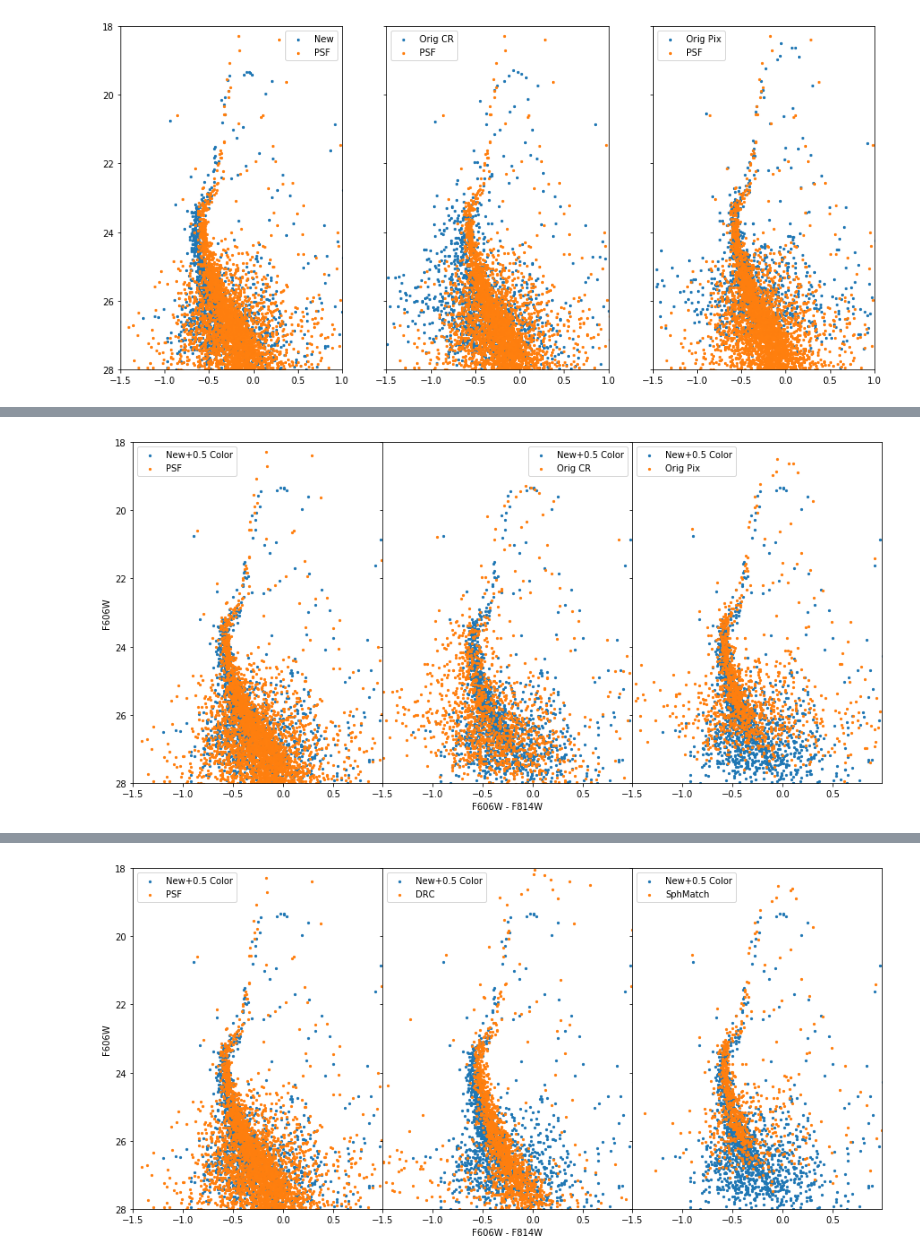
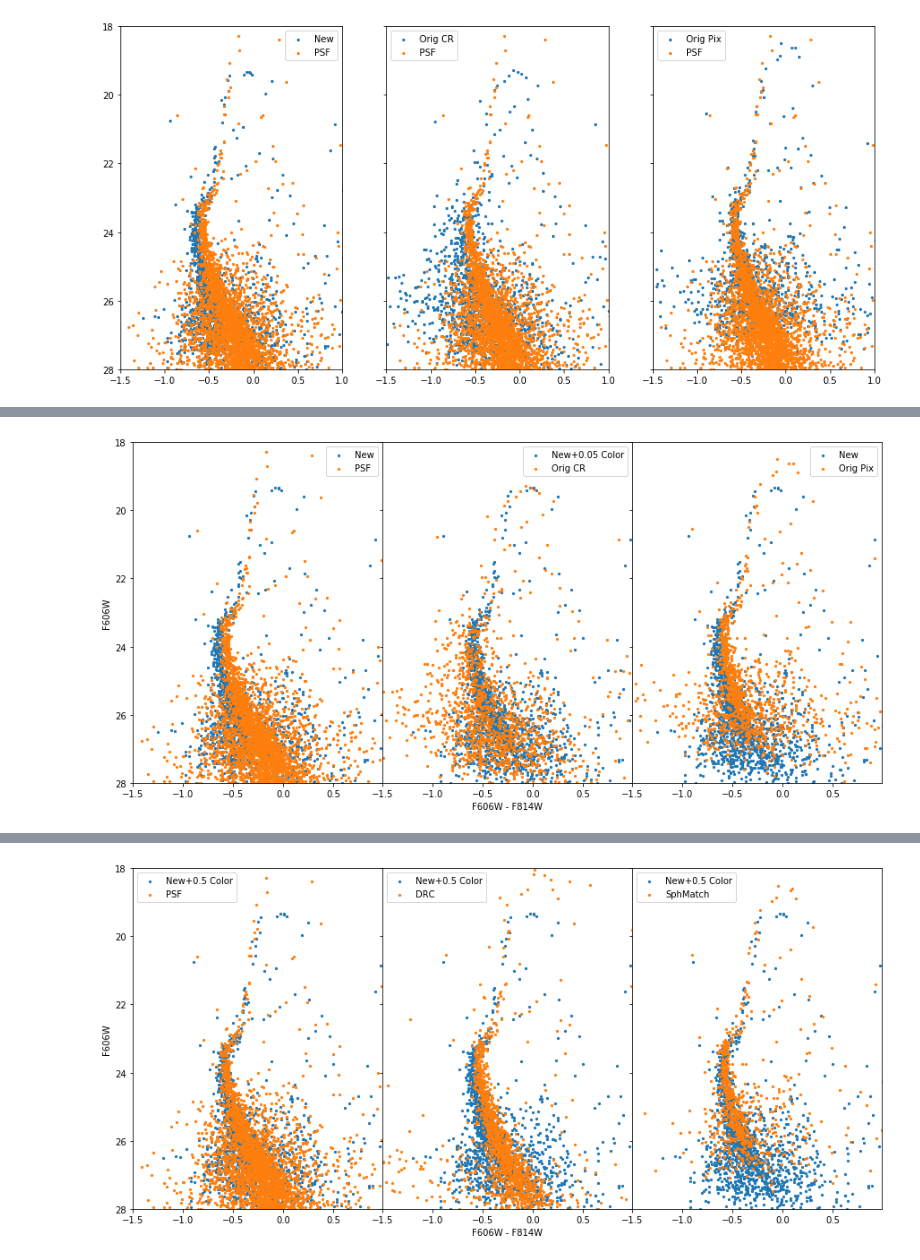
Before and after one commit to hrichstein/treasuryPipeline, a Jupyter notebook: comp2804phot.ipynb, the cells around one changed output, grey strips where cells are left out. Cells and saved outputs as stored; diff of their text form; code cells hidden in the pictures.

Commit message:
work on zeropointing 2804 phot

```diff
--- a/comp2804phot.ipynb
+++ b/comp2804phot.ipynb
@@ -60,28 +60,28 @@ plt.show()
 # %%
 fig, (ax1,ax2,ax3) = plt.subplots(1,3,figsize=(15,7),sharex=True,sharey=True)
 
-ax1.scatter(new_phot['mean_f606w']-new_phot['mean_f814w']+0.05,new_phot['mean_f606w'],s=5,label='New+0.5 Color')
+ax1.scatter(new_phot['mean_f606w']-new_phot['mean_f814w'],new_phot['mean_f606w'],s=5,label='New')
 ax1.scatter(psf['m606c']-psf['m814c'],psf['m606c'],s=5,label='PSF')
 ax1.set_ylabel('F606W')
 
-ax2.scatter(new_phot['mean_f606w']-new_phot['mean_f814w']+0.05,new_phot['mean_f606w'],s=5,label='New+0.5 Color')
+ax2.scatter(new_phot['mean_f606w']-new_phot['mean_f814w']+0.05,new_phot['mean_f606w'],s=5,label='New+0.05 Color')
 ax2.scatter(orig_cr['mean_f606w']-orig_cr['mean_f814w'],orig_cr['mean_f606w'],s=5,label='Orig CR')
 ax2.set_xlabel('F606W - F814W')
 # ax2.scatter(psf['m606c']-psf['m814c'],psf['m606c'],s=5,label='PSF')
 
-ax3.scatter(new_phot['mean_f606w']-new_phot['mean_f814w']+0.05,new_phot['mean_f606w'],s=5,label='New+0.5 Color')
+ax3.scatter(new_phot['mean_f606w']-new_phot['mean_f814w'],new_phot['mean_f606w'],s=5,label='New')
 ax3.scatter(no_cr_rem['mean_f606w']-no_cr_rem['mean_f814w'],no_cr_rem['mean_f606w'],s=5,label='Orig Pix')
 # ax3.scatter(psf['m606c']-psf['m814c'],psf['m606c'],s=5,label='PSF')
 
 ax1.set_ylim(28,18)
 ax1.set_xlim(-1.5,0.99)
 
 ax1.legend()
 ax2.legend()
 ax3.legend()
 
 plt.subplots_adjust(wspace=0)
 
 plt.show()
 # %% [output]
-[figure, old version]
+[figure, new version]
```
Also changed, not shown: parts of 2 cells of this notebook, 14 other files.
